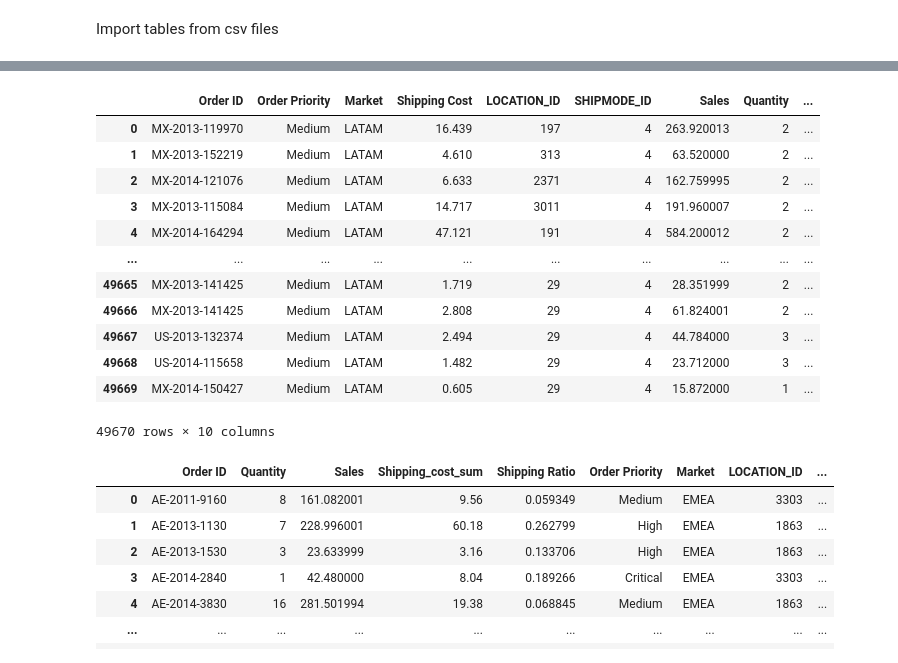
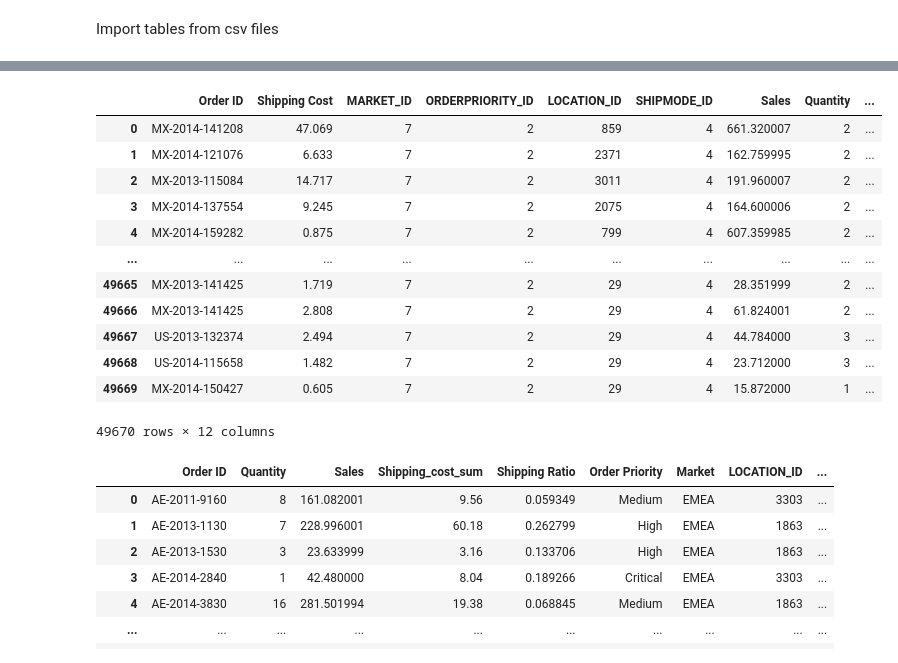
Before and after one commit to soheilAmh/Super_store, a Jupyter notebook: Q2/ship_mode.ipynb, the cells around one changed output, grey strips where cells are left out. Saved outputs shown, nothing was run; the diff lists cells and outputs as text; code cells hidden in the pictures.

```diff
--- a/Q2/ship_mode.ipynb
+++ b/Q2/ship_mode.ipynb
@@ -17,7 +17,9 @@ from sklearn.metrics import confusion_matrix
 Import tables from csv files
 # %%
 shipMode_df = pd.read_csv("DIM_SHIPMODE.csv", encoding='latin1')
-fact_df = pd.read_csv("FACT.csv", encoding='latin1')
+fact_df = pd.read_csv("FACT_sales.csv", encoding='latin1')
+orderpriority_df = pd.read_csv("DIM_ORDERPRIORITY.csv", encoding='latin1')
+market_df = pd.read_csv("DIM_MARKET.csv", encoding='latin1')
 # %%
 fact_df
 # %% [output]
@@ -37,21 +39,23 @@ fact_df
 # %%
-My_DF = fact_df[['Order ID','Order Priority','Market','Shipping Cost','LOCATION_ID','SHIPMODE_ID','Sales','Quantity','Order_to_Ship_Time']]
+My_DF = fact_df[['Order ID','Shipping Cost','MARKET_ID','ORDERPRIORITY_ID','LOCATION_ID','SHIPMODE_ID','Sales','Quantity','Order_to_Ship_Time']]
 My_DF = My_DF.merge(shipMode_df,on='SHIPMODE_ID')
+My_DF = My_DF.merge(orderpriority_df,on='ORDERPRIORITY_ID')
+My_DF = My_DF.merge(market_df,on='MARKET_ID')
 My_DF
 # %% [output]
-|  | Order ID | Order Priority | Market | Shipping Cost | LOCATION_ID | SHIPMODE_ID | Sales | Quantity | ... |
-| 0 | MX-2013-119970 | Medium | LATAM | 16.439 | 197 | 4 | 263.920013 | 2 | ... |
-| 1 | MX-2013-152219 | Medium | LATAM | 4.610 | 313 | 4 | 63.520000 | 2 | ... |
-| 2 | MX-2014-121076 | Medium | LATAM | 6.633 | 2371 | 4 | 162.759995 | 2 | ... |
-| 3 | MX-2013-115084 | Medium | LATAM | 14.717 | 3011 | 4 | 191.960007 | 2 | ... |
-| 4 | MX-2014-164294 | Medium | LATAM | 47.121 | 191 | 4 | 584.200012 | 2 | ... |
+|  | Order ID | Shipping Cost | MARKET_ID | ORDERPRIORITY_ID | LOCATION_ID | SHIPMODE_ID | Sales | Quantity | ... |
+| 0 | MX-2014-141208 | 47.069 | 7 | 2 | 859 | 4 | 661.320007 | 2 | ... |
+| 1 | MX-2014-121076 | 6.633 | 7 | 2 | 2371 | 4 | 162.759995 | 2 | ... |
+| 2 | MX-2013-115084 | 14.717 | 7 | 2 | 3011 | 4 | 191.960007 | 2 | ... |
+| 3 | MX-2014-137554 | 9.245 | 7 | 2 | 2075 | 4 | 164.600006 | 2 | ... |
+| 4 | MX-2014-159282 | 0.875 | 7 | 2 | 799 | 4 | 607.359985 | 2 | ... |
 | ... | ... | ... | ... | ... | ... | ... | ... | ... | ... |
-| 49665 | MX-2013-141425 | Medium | LATAM | 1.719 | 29 | 4 | 28.351999 | 2 | ... |
-| 49666 | MX-2013-141425 | Medium | LATAM | 2.808 | 29 | 4 | 61.824001 | 2 | ... |
-| 49667 | US-2013-132374 | Medium | LATAM | 2.494 | 29 | 4 | 44.784000 | 3 | ... |
-| 49668 | US-2014-115658 | Medium | LATAM | 1.482 | 29 | 4 | 23.712000 | 3 | ... |
-| 49669 | MX-2014-150427 | Medium | LATAM | 0.605 | 29 | 4 | 15.872000 | 1 | ... |
+| 49665 | MX-2013-141425 | 1.719 | 7 | 2 | 29 | 4 | 28.351999 | 2 | ... |
+| 49666 | MX-2013-141425 | 2.808 | 7 | 2 | 29 | 4 | 61.824001 | 2 | ... |
+| 49667 | US-2013-132374 | 2.494 | 7 | 2 | 29 | 4 | 44.784000 | 3 | ... |
+| 49668 | US-2014-115658 | 1.482 | 7 | 2 | 29 | 4 | 23.712000 | 3 | ... |
+| 49669 | MX-2014-150427 | 0.605 | 7 | 2 | 29 | 4 | 15.872000 | 1 | ... |
-49670 rows × 10 columns
+49670 rows × 12 columns
 # %%
 # I selected only the features that i thought would be critical and important in determining the ship mode column
 # these are the features that have a single value for every order ID
```
Also changed, not shown: parts of 20 cells of this notebook, 6 other files.
